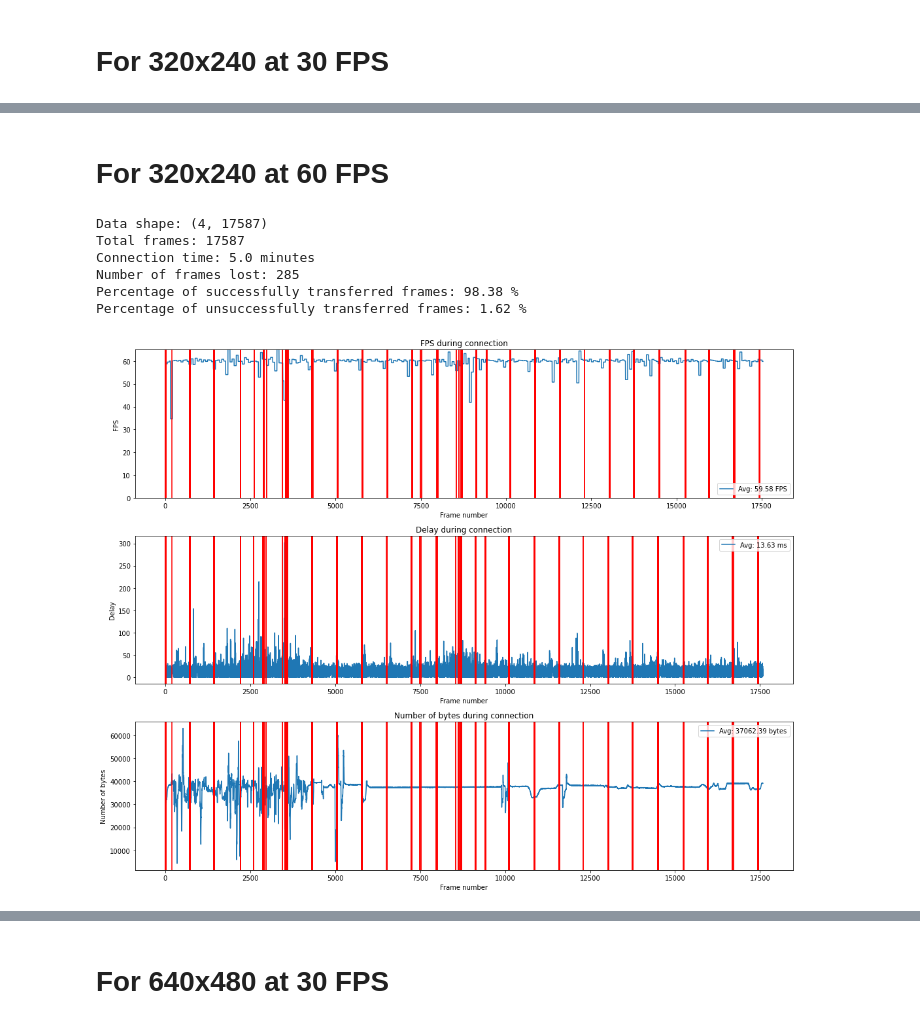
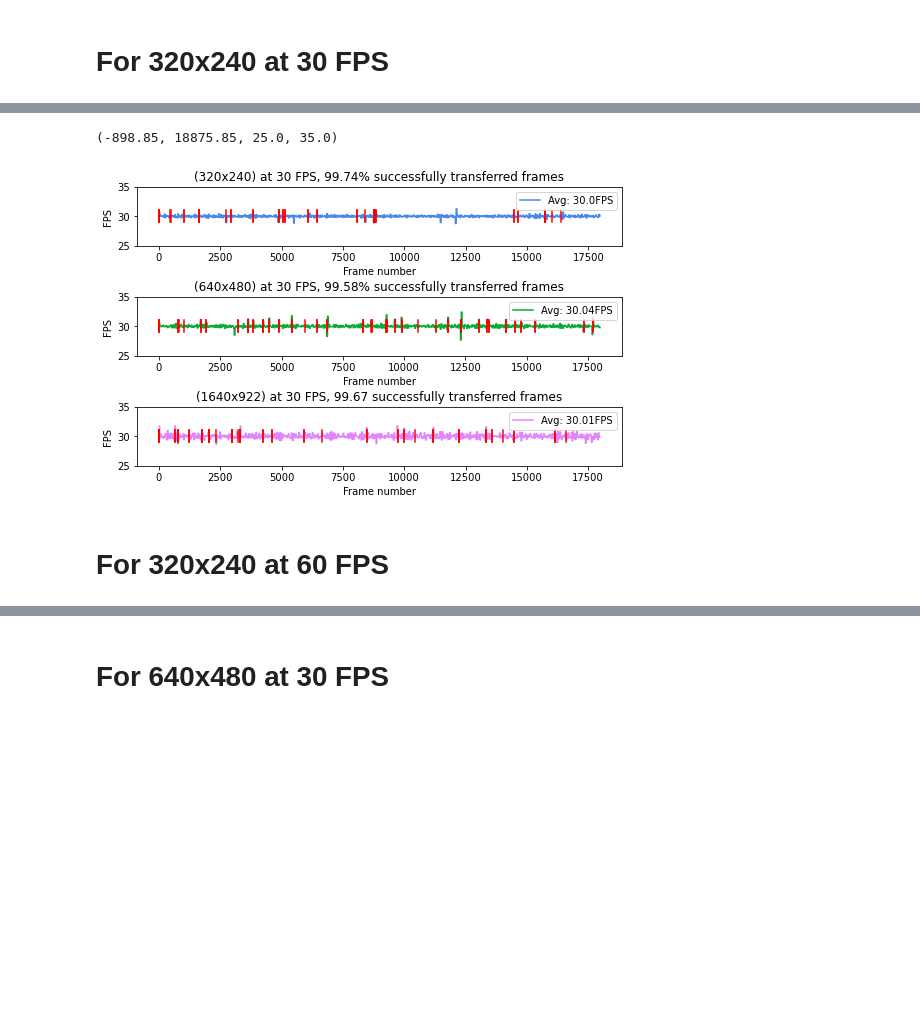
Before and after one commit to RedaAlb/auto-rc-car, a Jupyter notebook: testing/cam_connection/cam_data_plots.ipynb, the cells around one changed output, grey strips where cells are left out. Saved outputs shown, nothing was run; the diff lists cells and outputs as text; code cells hidden in the pictures; blank space fills up the shorter version.

```diff
--- a/testing/cam_connection/cam_data_plots.ipynb
+++ b/testing/cam_connection/cam_data_plots.ipynb
@@ -70,12 +108,70 @@ Percentage of unsuccessfully transferred frames: 0.14 %
+# %%
+fig, axes = plt.subplots(nrows=3, ncols=1, figsize=(8, 5))
+
+fig.tight_layout(pad=3.0)
+
+axis = axes[0]
+axis.plot(all_fps1, c="#4a87ec")
+axis.bottom= 5
+
+for frame_lost in frames_lost1:
+    # axis.axvline(x=frame_lost, color="r")
+    axis.axvline(x=frame_lost, ymin=0.4, ymax=0.6, color="r")
+
+avrg = round(np.average(all_fps1), 2)
+legend_unit = "FPS"
+axis.legend(["Avg: " + str(avrg) + legend_unit], loc=1)
+
+
+axis.set_xlabel("Frame number")
+axis.set_ylabel("FPS")
+axis.set_title(f"(320x240) at 30 FPS, {success_rate1}% successfully transferred frames")
+
+axis.axis(ymin=25, ymax=35)
+
+
+
+
+axis = axes[1]
+axis.plot(all_fps2, c="#0bab38")
+
+for frame_lost in frames_lost2:
+    # axis.axvline(x=frame_lost, color="r")
+    axis.axvline(x=frame_lost, ymin=0.4, ymax=0.6, color="r")
+
+avrg = round(np.average(all_fps2), 2)
+legend_unit = "FPS"
+axis.legend(["Avg: " + str(avrg) + legend_unit], loc=1)
+
+
+axis.set_xlabel("Frame number")
+axis.set_ylabel("FPS")
+axis.set_title(f"(640x480) at 30 FPS, {success_rate2}% successfully transferred frames")
+# axis.set_title("FPS (640x480) at 30FPS")
+axis.axis(ymin=25, ymax=35)
+
+
+
+
+axis = axes[2]
+axis.plot(all_fps3, c="#e185ff")
+
+for frame_lost in frames_lost3:
+    # axis.axvline(x=frame_lost, color="r")
+    axis.axvline(x=frame_lost, ymin=0.4, ymax=0.6, color="r")
+
+avrg = round(np.average(all_fps3), 2)
+legend_unit = "FPS"
+axis.legend(["Avg: " + str(avrg) + legend_unit], loc=1)
+
+
+axis.set_xlabel("Frame number")
+axis.set_ylabel("FPS")
+axis.set_title(f"(1640x922) at 30 FPS, {success_rate3} successfully transferred frames")
+# axis.set_title("FPS (1640x922) at 30FPS")
+axis.axis(ymin=25, ymax=35)
+# %% [output]
+(-898.85, 18875.85, 25.0, 35.0)
+[figure, added]
 # %% [markdown]
 # For 320x240 at 60 FPS
-# %%
-plot_graphs("cam_data_320x240_60fps.npy", fps=60)
-# %% [output]
-Data shape: (4, 17587)
-Total frames: 17587
-Connection time: 5.0 minutes
-Number of frames lost: 285
-Percentage of successfully transferred frames: 98.38 %
-Percentage of unsuccessfully transferred frames: 1.62 %
-[figure, removed]
```
Also changed, not shown: parts of 15 cells of this notebook, 17 other files.
